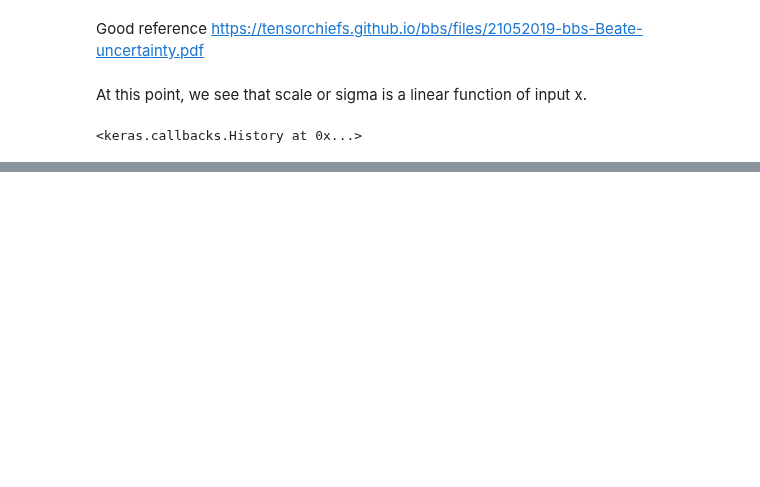
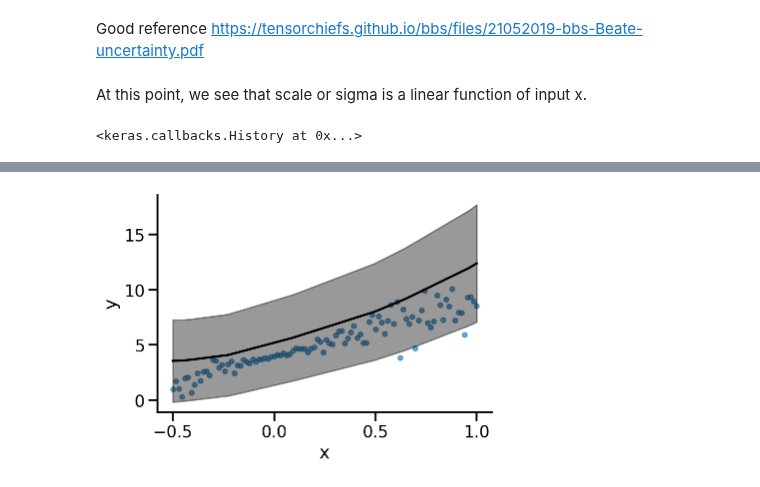
Before and after one commit to nipunbatra/blog-old, a Jupyter notebook: _notebooks/2022-02-28-tfp-linear-regression.ipynb, the cells around one changed output, grey strips where cells are left out. Cells and saved outputs as stored; diff of their text form; code cells hidden in the pictures; blank space fills up the shorter version.

```diff
--- a/_notebooks/2022-02-28-tfp-linear-regression.ipynb
+++ b/_notebooks/2022-02-28-tfp-linear-regression.ipynb
@@ -185,0 +190,27 @@ plot(model_4)
+# %%
+def prior(kernel_size, bias_size, dtype=None):
+    n = kernel_size + bias_size
+    # Independent Normal Distribution
+    return lambda t: tfd.Independent(tfd.Normal(loc=tf.zeros(n, dtype=dtype),
+                                                scale=1),
+                                     reinterpreted_batch_ndims=1)
+
+def posterior(kernel_size, bias_size, dtype=None):
+    n = kernel_size + bias_size
+    return Sequential([
+        tfl.VariableLayer(tfl.IndependentNormal.params_size(n), dtype=dtype),
+        tfl.IndependentNormal(n)
+    ])
+# %%
+N = len(x)
+model_6 = Sequential([
+    # Requires posterior and prior distribution
+    # Add kl_weight for weight regularization
+    tfl.DenseVariational(16, posterior, prior, kl_weight=1/N, activation='relu', input_shape=(1, )),
+    tfl.DenseVariational(2, posterior, prior, kl_weight=1/N),
+    tfl.IndependentNormal(1)
+])
+# %%
+model_6.compile(loss=nll, optimizer='adam')
+# %%
+model_6.fit(x, y, epochs=1000, verbose=1)
@@ -185,0 +236,4 @@ plot(model_4)
+# %%
+plot(model_6)
+# %% [output]
+[figure, added]
```
Also changed, not shown: parts of 16 cells of this notebook, 2 other files.
